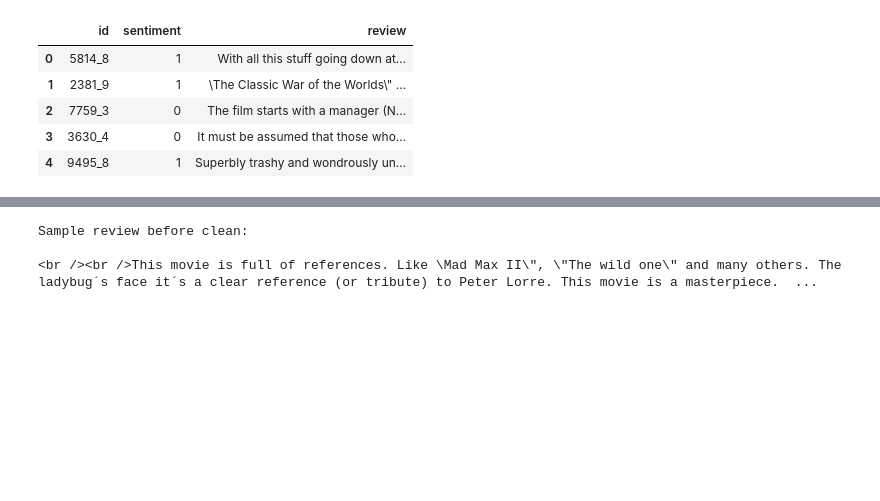
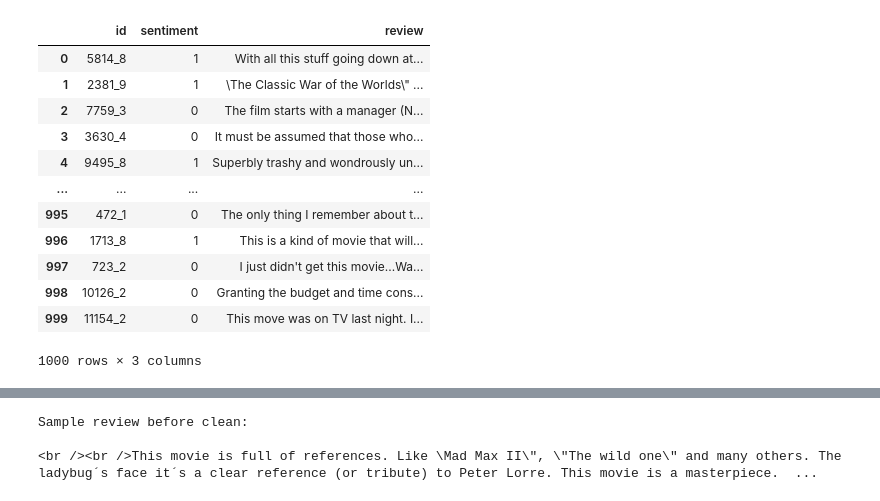
Before and after one commit to buitrbao222/naive-bayes-movie-review, a Jupyter notebook: code.ipynb, the cells around one changed output, grey strips where cells are left out. Saved outputs shown, nothing was run; the diff lists cells and outputs as text; code cells hidden in the pictures; blank space fills up the shorter version.

```diff
--- a/code.ipynb
+++ b/code.ipynb
@@ -6,15 +6,24 @@ from sklearn.feature_extraction.text import CountVectorizer
 import matplotlib.pyplot as plt
 from sklearn.model_selection import train_test_split
 from sklearn.naive_bayes import MultinomialNB
+
+pd.set_option('display.max_rows', 10)
 # %%
 data = pd.read_csv('data.tsv', delimiter='\t', nrows=1000)
-data.head()
+data
 # %% [output]
 |  | id | sentiment | review |
 | 0 | 5814_8 | 1 | With all this stuff going down at... |
 | 1 | 2381_9 | 1 | \The Classic War of the Worlds\" ... |
 | 2 | 7759_3 | 0 | The film starts with a manager (N... |
 | 3 | 3630_4 | 0 | It must be assumed that those who... |
 | 4 | 9495_8 | 1 | Superbly trashy and wondrously un... |
+| ... | ... | ... | ... |
+| 995 | 472_1 | 0 | The only thing I remember about t... |
+| 996 | 1713_8 | 1 | This is a kind of movie that will... |
+| 997 | 723_2 | 0 | I just didn't get this movie...Wa... |
+| 998 | 10126_2 | 0 | Granting the budget and time cons... |
+| 999 | 11154_2 | 0 | This move was on TV last night. I... |
+1000 rows × 3 columns
 # %%
 data = data.drop('id', axis=1)
```
Also changed, not shown: parts of 11 cells of this notebook.
